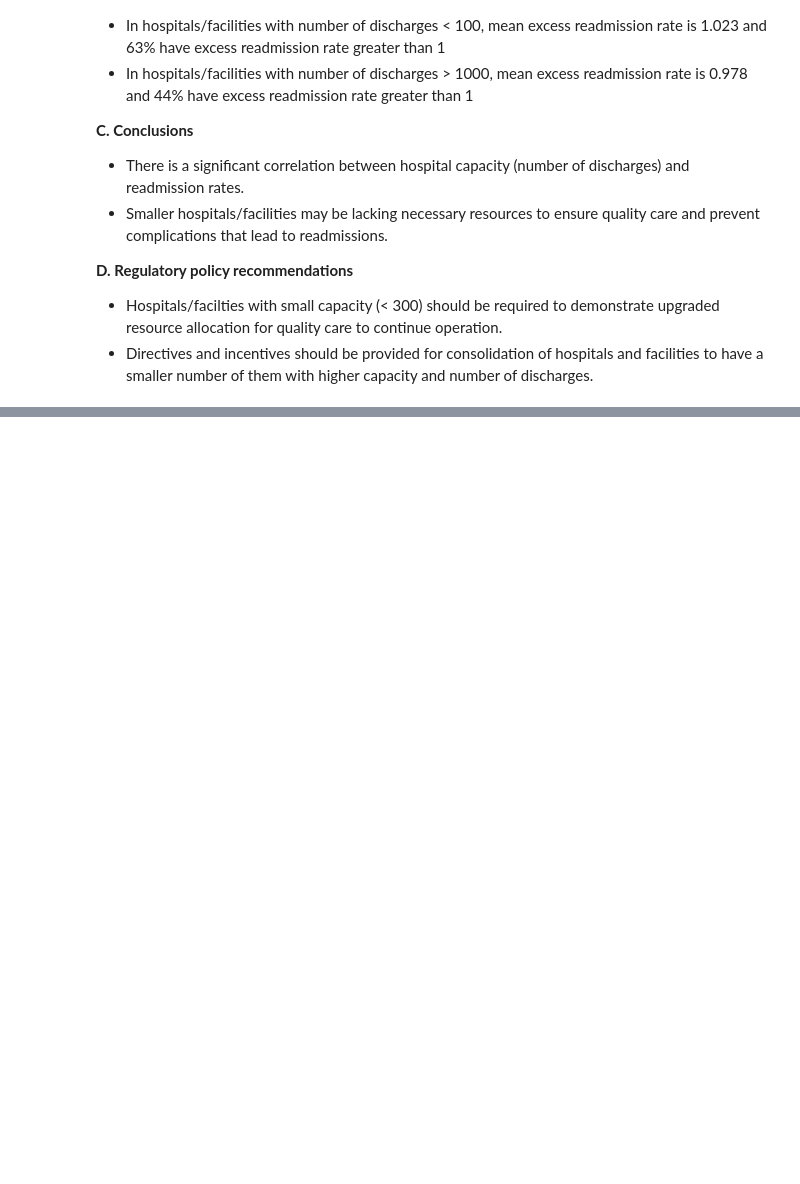
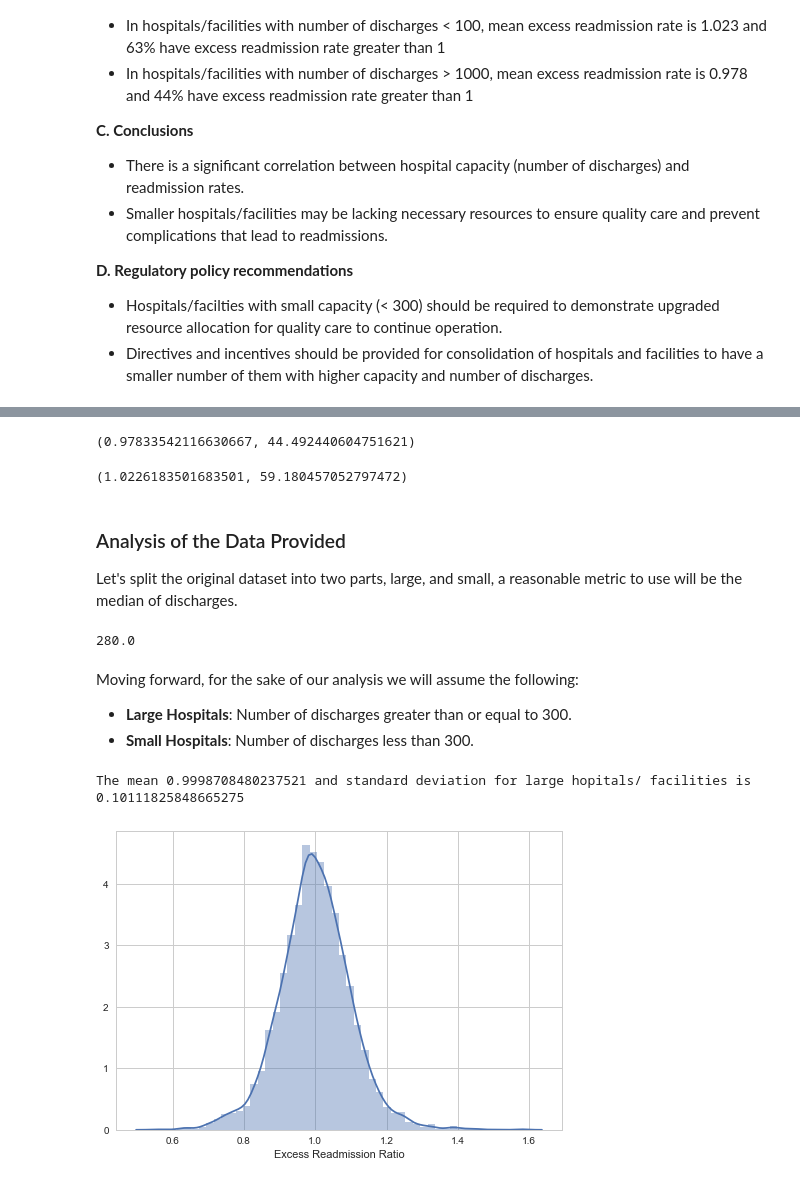
Before and after one commit to tanaysd/Data-Science-Springboard, a Jupyter notebook: Untitled1.ipynb, the cells around one changed output, grey strips where cells are left out. Cells and saved outputs as stored; diff of their text form; code cells hidden in the pictures; blank space fills up the shorter version.

```diff
--- a/Untitled1.ipynb
+++ b/Untitled1.ipynb
@@ -89,0 +178,40 @@ Read the following results/report. While you are reading it, think about if the
+# %%
+large_df = df[df['Number of Discharges'] > 1000]
+large_mean = large_df['Excess Readmission Ratio'].mean()
+large_prop = (sum(large_df['Excess Readmission Ratio'] > 1)/len(large_df)) * 100
+
+large_mean, large_prop
+# %% [output]
+(0.97833542116630667, 44.492440604751621)
+# %%
+small_df = df[df['Number of Discharges'] < 100]
+small_mean = small_df['Excess Readmission Ratio'].mean()
+small_prop = (sum(small_df['Excess Readmission Ratio'] > 1)/len(small_df)) * 100
+
+small_mean, small_prop
+# %% [output]
+(1.0226183501683501, 59.180457052797472)
+# %% [markdown]
+### Analysis of the Data Provided
+
+Let's split the original dataset into two parts, large, and small, a reasonable metric to use will be the median of discharges.
+# %%
+df['Number of Discharges'].median()
+# %% [output]
+280.0
+# %% [markdown]
+Moving forward, for the sake of our analysis we will assume the following:
+
+* **Large Hospitals**: Number of discharges greater than or equal to 300.
+* **Small Hospitals**: Number of discharges less than 300.
+# %%
+large_df = df[df['Number of Discharges'] >= 300]
+large_ratio = large_df['Excess Readmission Ratio']
+large_mean = large_ratio.mean()
+large_std = large_ratio.std()
+
+sns.distplot(large_ratio)
+print('The mean {} and standard deviation for large hopitals/ facilities is {}'.format(large_mean, large_std))
+# %% [output]
+The mean 0.9998708480237521 and standard deviation for large hopitals/ facilities is 0.10111825848665275
+[figure, added]
```
Also changed, not shown: parts of 12 cells of this notebook.
